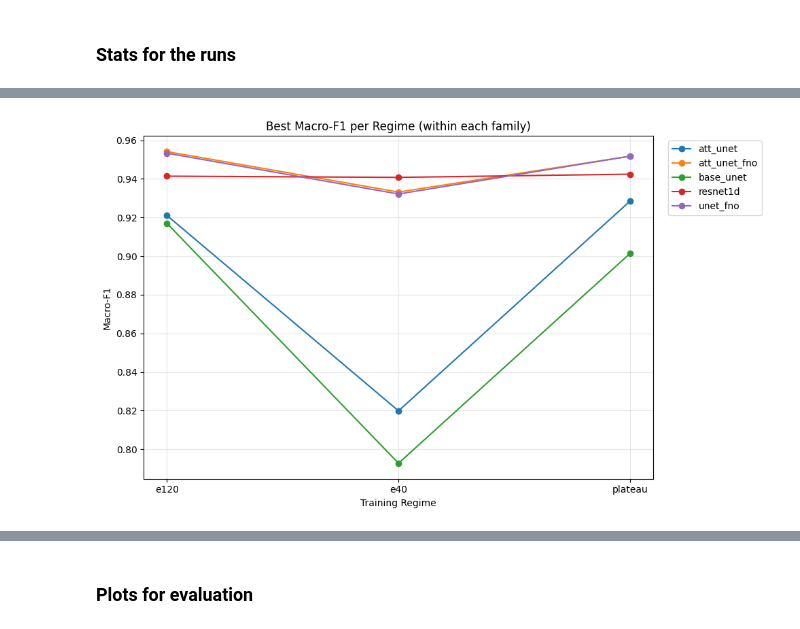
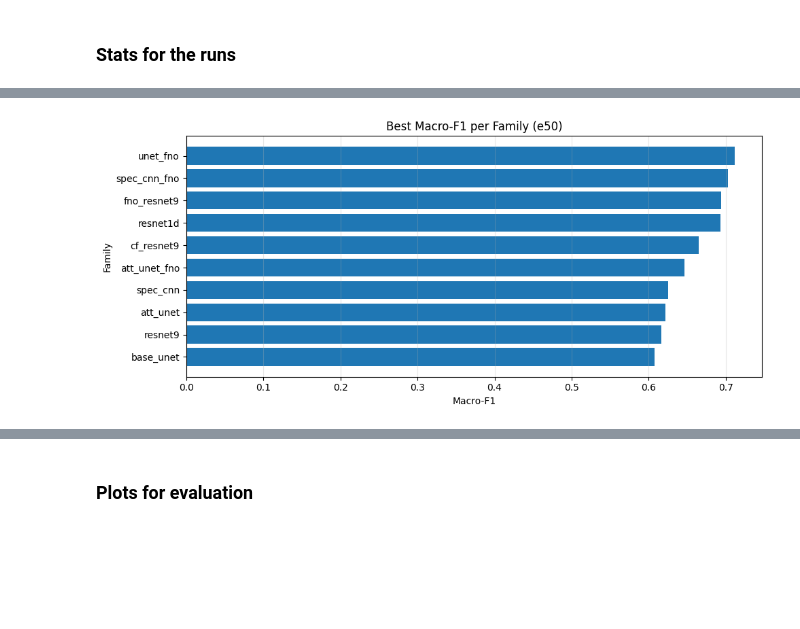
Before and after one commit to Hontika/Applying_Fourier_Neural_Operators_to_ECG_Time-Series_Classification, a Jupyter notebook: Pipeline.ipynb, the cells around one changed output, grey strips where cells are left out. Saved outputs shown, nothing was run; the diff lists cells and outputs as text; code cells hidden in the pictures; blank space fills up the shorter version.

```diff
--- a/Pipeline.ipynb
+++ b/Pipeline.ipynb
@@ -2389,7 +2509,24 @@ from pathlib import Path
 MODELS_DIR = Path("models") / DATASET_NAME
 BEST_REGIME_PATH = MODELS_DIR / "eval_best_per_family_per_regime.csv"
 
+if not BEST_REGIME_PATH.exists():
+    raise FileNotFoundError(f"Missing: {BEST_REGIME_PATH}. Run evaluation first.")
+
 df_best_regime = pd.read_csv(BEST_REGIME_PATH)
+
+required = {"family", "train_regime", "macro_f1"}
+missing = required - set(df_best_regime.columns)
+if missing:
+    raise RuntimeError(f"eval_best_per_family_per_regime.csv missing required columns: {missing}")
+
+df_best_regime = df_best_regime.copy()
+df_best_regime["family"] = df_best_regime["family"].astype(str).str.strip()
+df_best_regime["train_regime"] = df_best_regime["train_regime"].astype(str).str.strip()
+df_best_regime["macro_f1"] = pd.to_numeric(df_best_regime["macro_f1"], errors="coerce")
+df_best_regime = df_best_regime.dropna(subset=["macro_f1"])
+
+if df_best_regime.empty:
+    raise RuntimeError("No valid rows found in eval_best_per_family_per_regime.csv after cleaning macro_f1.")
 
 # Pivot table: rows=family, cols=regime, values=macro_f1
 pivot = df_best_regime.pivot_table(
@@ -2401,23 +2538,39 @@ pivot = df_best_regime.pivot_table(
 
 display(pivot)
 
-# Plot: one subplot per family (clean + readable)
-families = list(pivot.index)
-n = len(families)
-fig_h = max(4, 1.2 * n)
+regimes = sorted(df_best_regime["train_regime"].unique().tolist())
 
-plt.figure(figsize=(10, fig_h))
-for i, fam in enumerate(families):
-    vals = pivot.loc[fam].dropna()
-    xs = list(vals.index)
-    ys = list(vals.values)
-    plt.plot(xs, ys, marker="o", label=fam)
+if len(regimes) == 1:
+    # With one regime, a ranked family bar chart is more informative than one-point lines.
+    regime = regimes[0]
+    plot_df = (
+        df_best_regime[df_best_regime["train_regime"] == regime]
+        .sort_values("macro_f1", ascending=False)
+        .reset_index(drop=True)
+    )
 
-plt.title("Best Macro-F1 per Regime (within each family)")
-plt.ylabel("Macro-F1")
-plt.xlabel("Training Regime")
-plt.grid(alpha=0.3)
-plt.legend(bbox_to_anchor=(1.02, 1), loc="upper left")
-plt.tight_layout()
-plt.show()
+    plt.figure(figsize=(10, max(4, 0.45 * len(plot_df))))
+    plt.barh(plot_df["family"], plot_df["macro_f1"])
+    plt.gca().invert_yaxis()
+    plt.title(f"Best Macro-F1 per Family ({regime})")
+    plt.xlabel("Macro-F1")
+    plt.ylabel("Family")
+    plt.grid(axis="x", alpha=0.3)
+    plt.tight_layout()
+    plt.show()
+else:
+    plt.figure(figsize=(10, max(4, 0.7 * len(pivot.index))))
+    for fam in list(pivot.index):
+        vals = pivot.loc[fam].dropna()
+        xs = list(vals.index)
+        ys = list(vals.values)
+        plt.plot(xs, ys, marker="o", label=fam)
+
+    plt.title("Best Macro-F1 per Training Regime")
+    plt.ylabel("Macro-F1")
+    plt.xlabel("Training Regime")
+    plt.grid(alpha=0.3)
+    plt.legend(bbox_to_anchor=(1.02, 1), loc="upper left")
+    plt.tight_layout()
+    plt.show()
 # %% [output]
@@ -2431,4 +2589,4 @@ plt.show()
-[figure, old version]
+[figure, new version]
 # %%
 # ===========================================================
 # Best overall per family (best regime picked per family)
```
Also changed, not shown: parts of 13 cells of this notebook, 49 other files.
